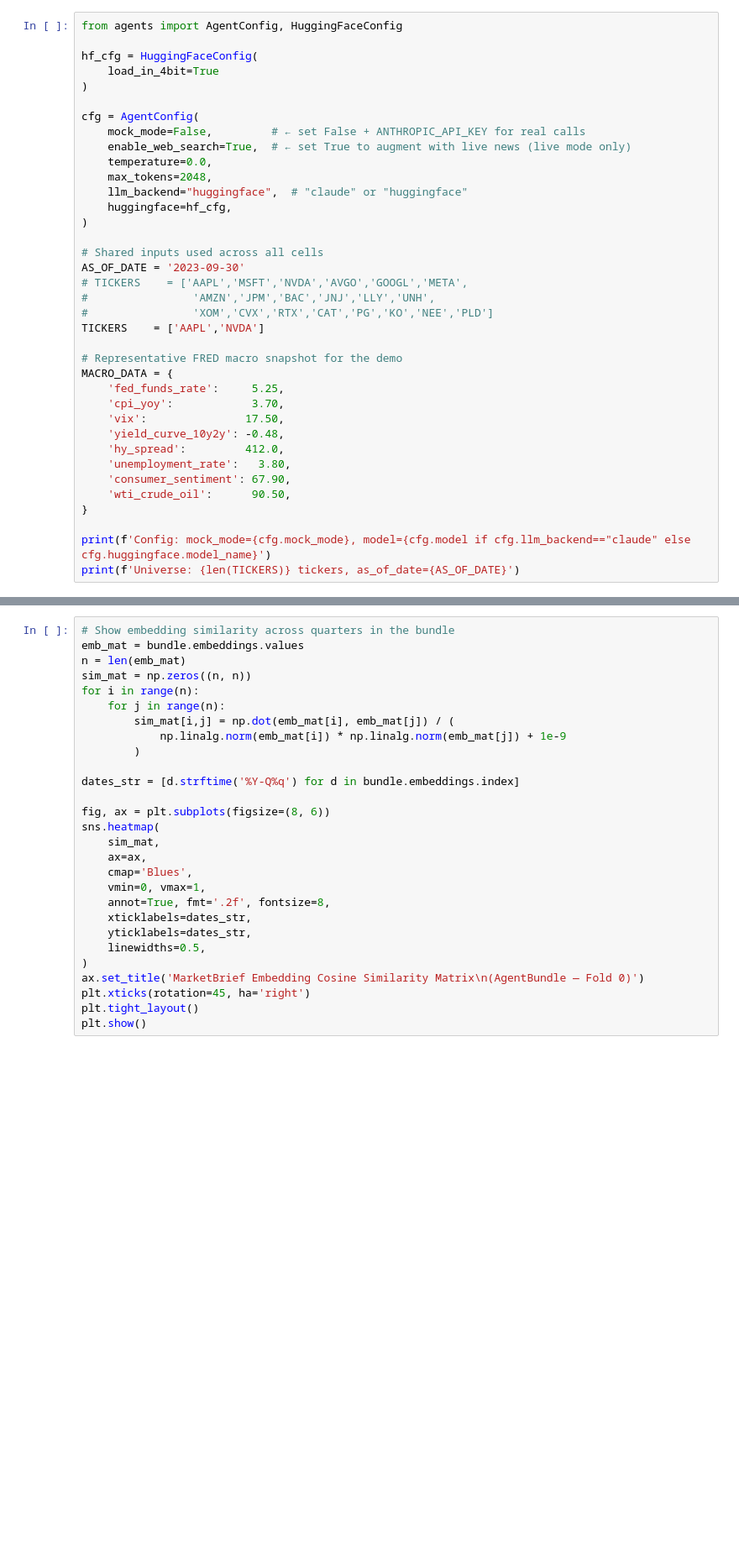
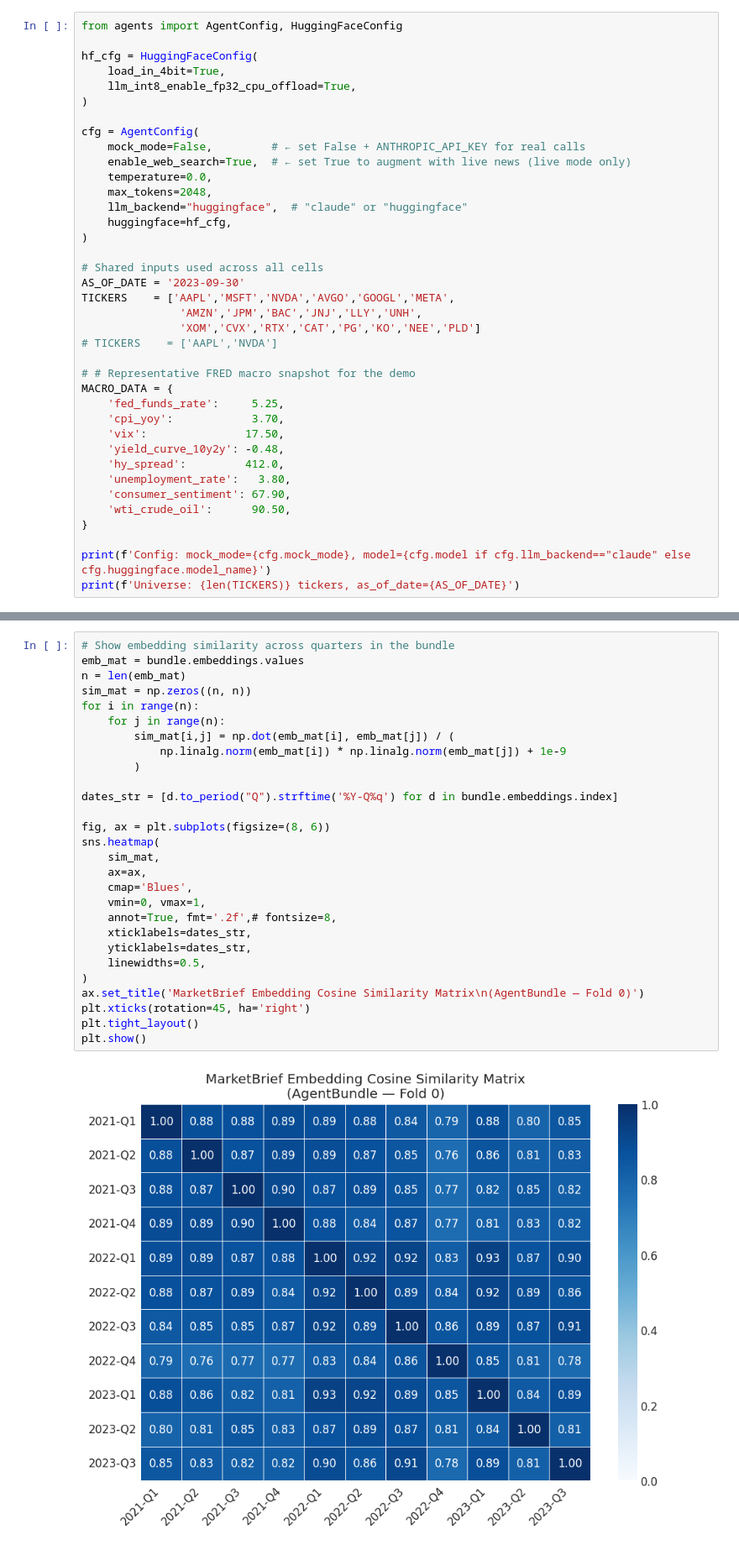
Before and after one commit to bacalfa/quantagent-rl, a Jupyter notebook: agents/agents_module_demo.ipynb, the cells around one changed output, grey strips where cells are left out. Shown at 84% size. Saved outputs shown, nothing was run; the diff lists cells and outputs as text; blank space fills up the shorter version.

```diff
--- a/agents/agents_module_demo.ipynb
+++ b/agents/agents_module_demo.ipynb
@@ -49,7 +70,8 @@ print('Libraries loaded.')
 from agents import AgentConfig, HuggingFaceConfig
 
 hf_cfg = HuggingFaceConfig(
-    load_in_4bit=True
+    load_in_4bit=True,
+    llm_int8_enable_fp32_cpu_offload=True,
 )
 
 cfg = AgentConfig(
@@ -63,12 +85,12 @@ cfg = AgentConfig(
 
 # Shared inputs used across all cells
 AS_OF_DATE = '2023-09-30'
-# TICKERS    = ['AAPL','MSFT','NVDA','AVGO','GOOGL','META',
-#                'AMZN','JPM','BAC','JNJ','LLY','UNH',
-#                'XOM','CVX','RTX','CAT','PG','KO','NEE','PLD']
-TICKERS    = ['AAPL','NVDA']
+TICKERS    = ['AAPL','MSFT','NVDA','AVGO','GOOGL','META',
+               'AMZN','JPM','BAC','JNJ','LLY','UNH',
+               'XOM','CVX','RTX','CAT','PG','KO','NEE','PLD']
+# TICKERS    = ['AAPL','NVDA']
 
-# Representative FRED macro snapshot for the demo
+# # Representative FRED macro snapshot for the demo
 MACRO_DATA = {
     'fed_funds_rate':     5.25,
     'cpi_yoy':            3.70,
@@ -537,31 +792,33 @@ print(f'  embedding: {sample_vec.shape}, norm={np.linalg.norm(sample_vec):.4f}')
 # %%
 # Show embedding similarity across quarters in the bundle
 emb_mat = bundle.embeddings.values
 n = len(emb_mat)
 sim_mat = np.zeros((n, n))
 for i in range(n):
     for j in range(n):
         sim_mat[i,j] = np.dot(emb_mat[i], emb_mat[j]) / (
             np.linalg.norm(emb_mat[i]) * np.linalg.norm(emb_mat[j]) + 1e-9
         )
 
-dates_str = [d.strftime('%Y-Q%q') for d in bundle.embeddings.index]
+dates_str = [d.to_period("Q").strftime('%Y-Q%q') for d in bundle.embeddings.index]
 
 fig, ax = plt.subplots(figsize=(8, 6))
 sns.heatmap(
     sim_mat,
     ax=ax,
     cmap='Blues',
     vmin=0, vmax=1,
-    annot=True, fmt='.2f', fontsize=8,
+    annot=True, fmt='.2f',# fontsize=8,
     xticklabels=dates_str,
     yticklabels=dates_str,
     linewidths=0.5,
 )
 ax.set_title('MarketBrief Embedding Cosine Similarity Matrix\n(AgentBundle — Fold 0)')
 plt.xticks(rotation=45, ha='right')
 plt.tight_layout()
 plt.show()
+# %% [output]
+[figure, added]
 # %% [markdown]
 ## 9. Connecting to the RL State Vector
 
```
Also changed, not shown: parts of 23 cells of this notebook, 9 other files.
